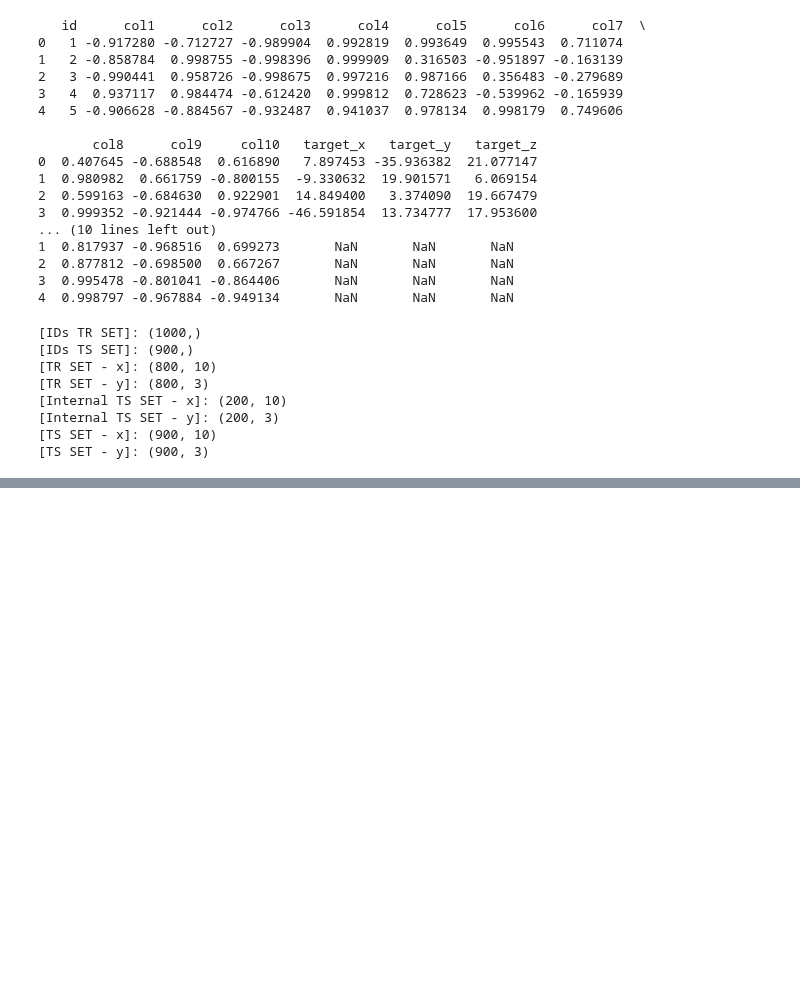
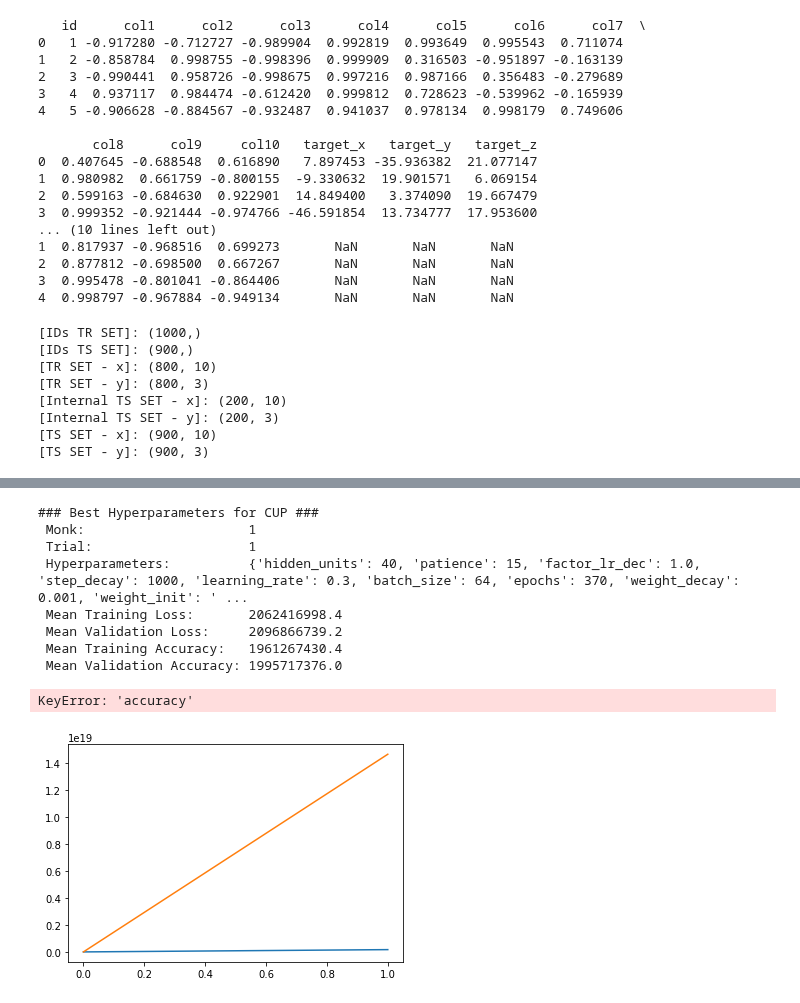
Before and after one commit to Bakko000/Machine_Learning_Project, a Jupyter notebook: CUPkerasregressor.ipynb, the cells around one changed output, grey strips where cells are left out. Cells and saved outputs as stored; diff of their text form; code cells hidden in the pictures; blank space fills up the shorter version.

```diff
--- a/CUPkerasregressor.ipynb
+++ b/CUPkerasregressor.ipynb
@@ -204 +204,17 @@ print("\n\n")
 KeyboardInterrupt:
+# %%
+# Print best hyperparameters
+print(f"\n### Best Hyperparameters for CUP ###")
+nn.print_training_info()
+nn.print_plot()
+# %% [output]
+### Best Hyperparameters for CUP ###
+ Monk:                     1
+ Trial:                    1
+ Hyperparameters:          {'hidden_units': 40, 'patience': 15, 'factor_lr_dec': 1.0, 'step_decay': 1000, 'learning_rate': 0.3, 'batch_size': 64, 'epochs': 370, 'weight_decay': 0.001, 'weight_init': ' ...
+ Mean Training Loss:       2062416998.4
+ Mean Validation Loss:     2096866739.2
+ Mean Training Accuracy:   1961267430.4
+ Mean Validation Accuracy: 1995717376.0
+KeyError: 'accuracy'
+[figure, added]
```
Also changed, not shown: parts of 1 cell of this notebook, 1 other file.
